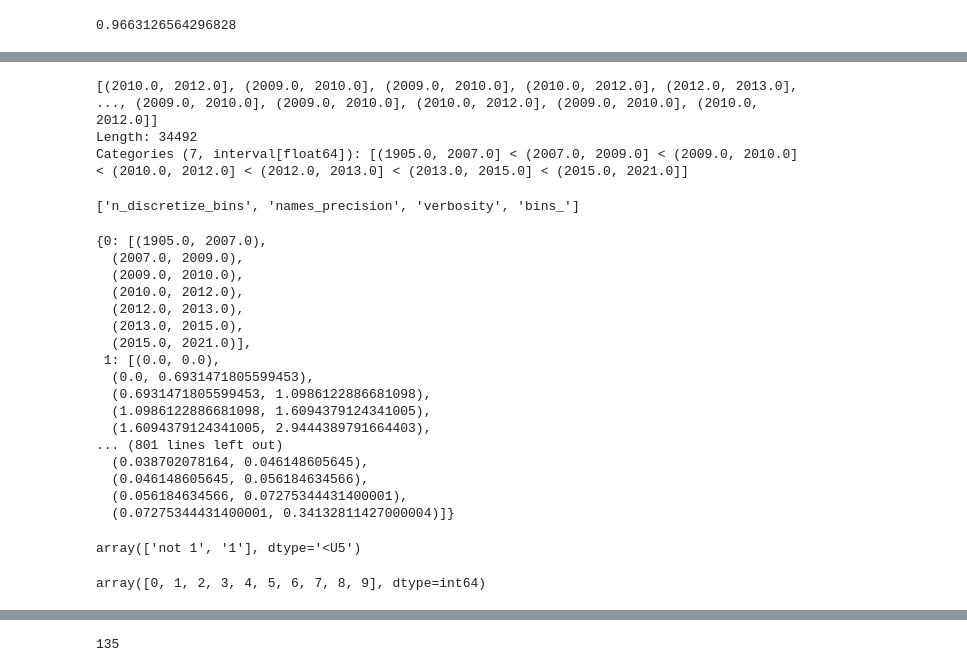
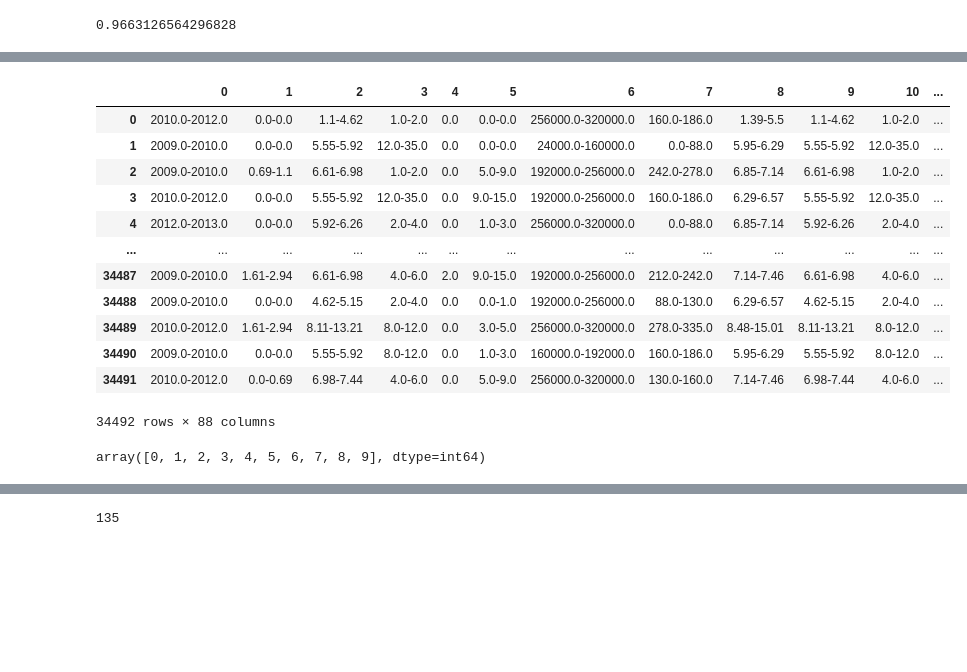
Before and after one commit to cri98li/Data-Mining-2-Project-ts-classification, a Jupyter notebook: Fase 2.1 (Classificazione).ipynb, the cells around one changed output, grey strips where cells are left out. Saved outputs shown, nothing was run; the diff lists cells and outputs as text; code cells hidden in the pictures; blank space fills up the shorter version.

```diff
--- a/Fase 2.1 (Classificazione).ipynb
+++ b/Fase 2.1 (Classificazione).ipynb
@@ -714,6 +692,0 @@ bins = pd.IntervalIndex.from_tuples(clf.estimators_[0].bin_transformer_.bins_[0]
-# %%
-pd.cut(X_train[:,0], bins)
-# %% [output]
-[(2010.0, 2012.0], (2009.0, 2010.0], (2009.0, 2010.0], (2010.0, 2012.0], (2012.0, 2013.0], ..., (2009.0, 2010.0], (2009.0, 2010.0], (2010.0, 2012.0], (2009.0, 2010.0], (2010.0, 2012.0]]
-Length: 34492
-Categories (7, interval[float64]): [(1905.0, 2007.0] < (2007.0, 2009.0] < (2009.0, 2010.0] < (2010.0, 2012.0] < (2012.0, 2013.0] < (2013.0, 2015.0] < (2015.0, 2021.0]]
@@ -722,28 +693,20 @@ properties = props(clf.estimators_[0].bin_transformer_)
-# %%
-properties
-# %% [output]
-['n_discretize_bins', 'names_precision', 'verbosity', 'bins_']
-# %%
-clf.estimators_[0].bin_transformer_.bins_
-# %% [output]
-{0: [(1905.0, 2007.0),
-  (2007.0, 2009.0),
-  (2009.0, 2010.0),
-  (2010.0, 2012.0),
-  (2012.0, 2013.0),
-  (2013.0, 2015.0),
-  (2015.0, 2021.0)],
- 1: [(0.0, 0.0),
-  (0.0, 0.6931471805599453),
-  (0.6931471805599453, 1.0986122886681098),
-  (1.0986122886681098, 1.6094379124341005),
-  (1.6094379124341005, 2.9444389791664403),
-... (801 lines left out)
-  (0.038702078164, 0.046148605645),
-  (0.046148605645, 0.056184634566),
-  (0.056184634566, 0.07275344431400001),
-  (0.07275344431400001, 0.34132811427000004)]}
+# %%
+X_train_df
+# %% [output]
+|  | 0 | 1 | 2 | 3 | 4 | 5 | 6 | 7 | 8 | 9 | 10 | ... |
+| 0 | 2010.0-2012.0 | 0.0-0.0 | 1.1-4.62 | 1.0-2.0 | 0.0 | 0.0-0.0 | 256000.0-320000.0 | 160.0-186.0 | 1.39-5.5 | 1.1-4.62 | 1.0-2.0 | ... |
+| 1 | 2009.0-2010.0 | 0.0-0.0 | 5.55-5.92 | 12.0-35.0 | 0.0 | 0.0-0.0 | 24000.0-160000.0 | 0.0-88.0 | 5.95-6.29 | 5.55-5.92 | 12.0-35.0 | ... |
+| 2 | 2009.0-2010.0 | 0.69-1.1 | 6.61-6.98 | 1.0-2.0 | 0.0 | 5.0-9.0 | 192000.0-256000.0 | 242.0-278.0 | 6.85-7.14 | 6.61-6.98 | 1.0-2.0 | ... |
+| 3 | 2010.0-2012.0 | 0.0-0.0 | 5.55-5.92 | 12.0-35.0 | 0.0 | 9.0-15.0 | 192000.0-256000.0 | 160.0-186.0 | 6.29-6.57 | 5.55-5.92 | 12.0-35.0 | ... |
+| 4 | 2012.0-2013.0 | 0.0-0.0 | 5.92-6.26 | 2.0-4.0 | 0.0 | 1.0-3.0 | 256000.0-320000.0 | 0.0-88.0 | 6.85-7.14 | 5.92-6.26 | 2.0-4.0 | ... |
+| ... | ... | ... | ... | ... | ... | ... | ... | ... | ... | ... | ... | ... |
+| 34487 | 2009.0-2010.0 | 1.61-2.94 | 6.61-6.98 | 4.0-6.0 | 2.0 | 9.0-15.0 | 192000.0-256000.0 | 212.0-242.0 | 7.14-7.46 | 6.61-6.98 | 4.0-6.0 | ... |
+| 34488 | 2009.0-2010.0 | 0.0-0.0 | 4.62-5.15 | 2.0-4.0 | 0.0 | 0.0-1.0 | 192000.0-256000.0 | 88.0-130.0 | 6.29-6.57 | 4.62-5.15 | 2.0-4.0 | ... |
+| 34489 | 2010.0-2012.0 | 1.61-2.94 | 8.11-13.21 | 8.0-12.0 | 0.0 | 3.0-5.0 | 256000.0-320000.0 | 278.0-335.0 | 8.48-15.01 | 8.11-13.21 | 8.0-12.0 | ... |
+| 34490 | 2009.0-2010.0 | 0.0-0.0 | 5.55-5.92 | 8.0-12.0 | 0.0 | 1.0-3.0 | 160000.0-192000.0 | 160.0-186.0 | 5.95-6.29 | 5.55-5.92 | 8.0-12.0 | ... |
+| 34491 | 2010.0-2012.0 | 0.0-0.69 | 6.98-7.44 | 4.0-6.0 | 0.0 | 5.0-9.0 | 256000.0-320000.0 | 130.0-160.0 | 7.14-7.46 | 6.98-7.44 | 4.0-6.0 | ... |
+34492 rows × 88 columns
 # %%
-clf.estimators_[0].classes_
+clf.classes_
 # %% [output]
-array(['not 1', '1'], dtype='<U5')
+array([0, 1, 2, 3, 4, 5, 6, 7, 8, 9], dtype=int64)
@@ -760,4 +712,0 @@ clf_ = OneVsRestClassifier(lw.RIPPER(prune_size=0.4,
-# %%
-clf_.classes_
-# %% [output]
-array([0, 1, 2, 3, 4, 5, 6, 7, 8, 9], dtype=int64)
```
Also changed, not shown: parts of 18 cells of this notebook, 2 other files.
